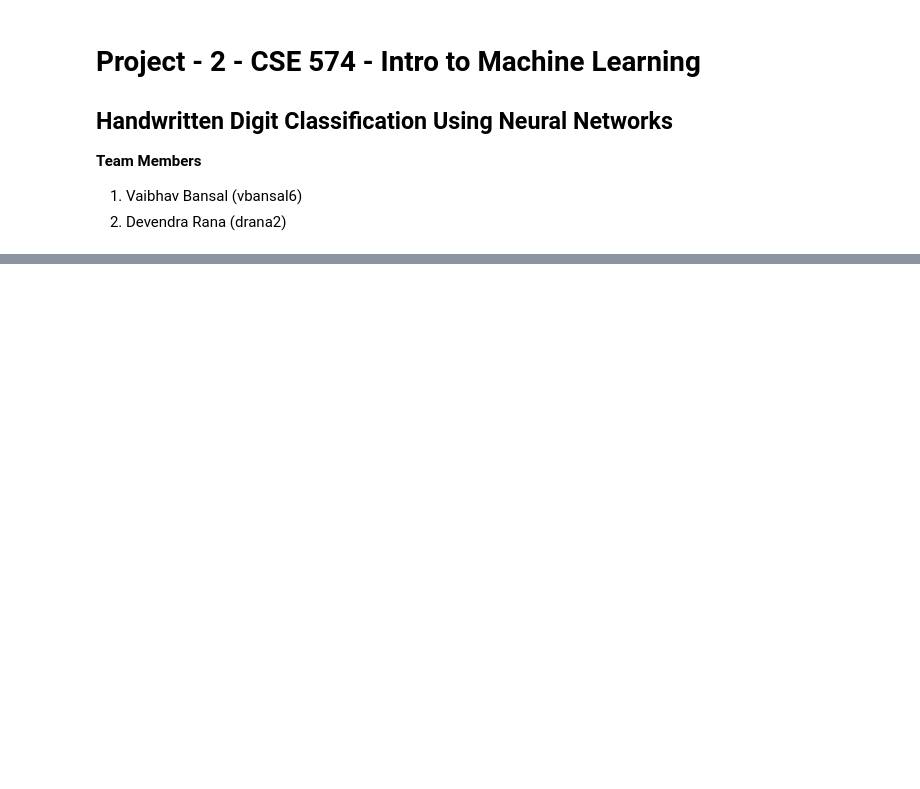
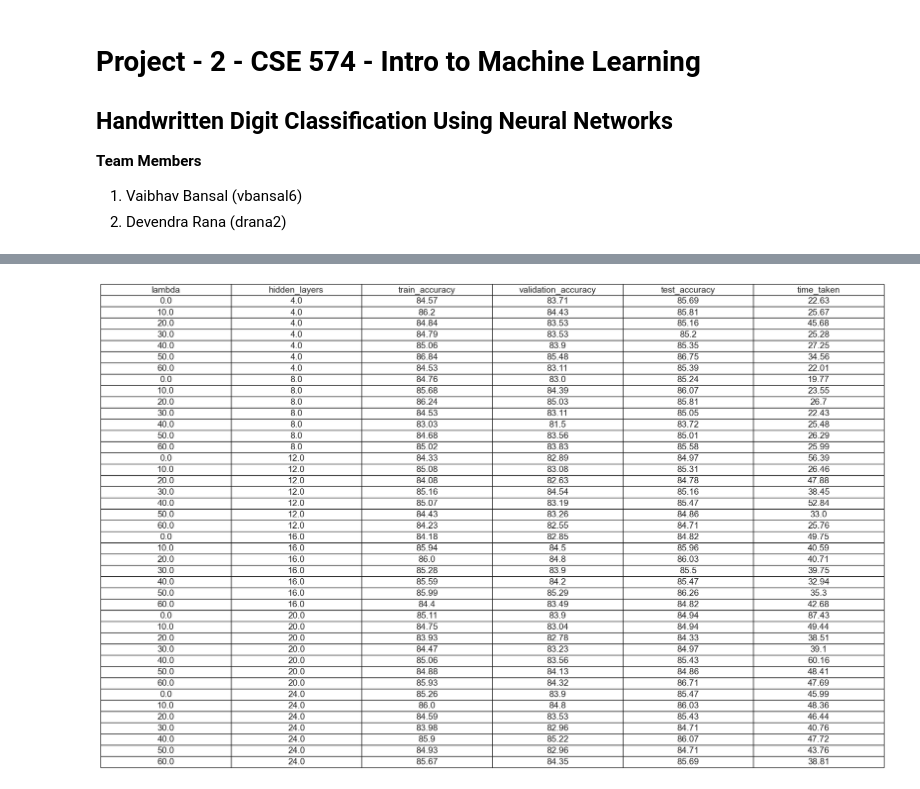
Before and after one commit to VaibhavBansal26/digit_classification_mnist, a Jupyter notebook: digit_classification.ipynb, the cells around one changed output, grey strips where cells are left out. Drawn from its saved outputs; the diff is of its cells as text; code cells hidden in the pictures; blank space fills up the shorter version.

```diff
--- a/digit_classification.ipynb
+++ b/digit_classification.ipynb
@@ -405,0 +406,69 @@ preprocess done
+# %%
+import pandas as pd
+import matplotlib.pyplot as plt
+import seaborn as sns
+
+# Data for hyperparameters
+data = {
+    'lambda': [
+        0, 10, 20, 30, 40, 50, 60, 0, 10, 20, 30, 40, 50, 60, 0, 10, 20, 30, 40, 50, 60,
+        0, 10, 20, 30, 40, 50, 60, 0, 10, 20, 30, 40, 50, 60, 0, 10, 20, 30, 40, 50, 60
+    ],
+    'hidden_layers': [
+        4, 4, 4, 4, 4, 4, 4, 8, 8, 8, 8, 8, 8, 8, 12, 12, 12, 12, 12, 12, 12,
+        16, 16, 16, 16, 16, 16, 16, 20, 20, 20, 20, 20, 20, 20, 24, 24, 24, 24, 24, 24, 24
+    ],
+    'train_accuracy': [
+        84.57, 86.20, 84.84, 84.79, 85.06, 86.84, 84.53, 84.76, 85.68, 86.24, 84.53, 83.03, 84.68, 85.02,
+        84.33, 85.08, 84.08, 85.16, 85.07, 84.43, 84.23, 84.18, 85.94, 86.00, 85.28, 85.59, 85.99, 84.40,
+        85.11, 84.75, 83.93, 84.47, 85.06, 84.88, 85.93, 85.26, 86.00, 84.59, 83.98, 85.90, 84.93, 85.67
+    ],
+    'validation_accuracy': [
+        83.71, 84.43, 83.53, 83.53, 83.90, 85.48, 83.11, 83.00, 84.39, 85.03, 83.11, 81.50, 83.56, 83.83,
+        82.89, 83.08, 82.63, 84.54, 83.19, 83.26, 82.55, 82.85, 84.50, 84.80, 83.90, 84.20, 85.29, 83.49,
+        83.90, 83.04, 82.78, 83.23, 83.56, 84.13, 84.32, 83.90, 84.80, 83.53, 82.96, 85.22, 82.96, 84.35
+    ],
+    'test_accuracy': [
+        85.69, 85.81, 85.16, 85.20, 85.35, 86.75, 85.39, 85.24, 86.07, 85.81, 85.05, 83.72, 85.01, 85.58,
+        84.97, 85.31, 84.78, 85.16, 85.47, 84.86, 84.71, 84.82, 85.96, 86.03, 85.50, 85.47, 86.26, 84.82,
+        84.94, 84.94, 84.33, 84.97, 85.43, 84.86, 86.71, 85.47, 86.03, 85.43, 84.71, 86.07, 84.71, 85.69
+    ],
+    'time_taken': [
+        22.63, 25.67, 45.68, 25.28, 27.25, 34.56, 22.01, 19.77, 23.55, 26.70, 22.43, 25.48, 26.29, 25.99,
+        56.39, 26.46, 47.88, 38.45, 52.84, 33.00, 25.76, 49.75, 40.59, 40.71, 39.75, 32.94, 35.30, 42.68,
+        87.43, 49.44, 38.51, 39.10, 60.16, 48.41, 47.69, 45.99, 48.36, 46.44, 40.76, 47.72, 43.76, 38.81
+    ]
+}
+
+# Convert to DataFrame
+df_results = pd.DataFrame(data)
+
+# Set optimal parameters (lambda = 10, hidden layers = 28)
+optimal_lambda = 10
+optimal_hidden_layers = 28
+
+# Highlight the optimal parameters row
+def highlight_optimal(row):
+    if row['lambda'] == optimal_lambda and row['hidden_layers'] == optimal_hidden_layers:
+        return ['background-color: yellow'] * len(row)
+    else:
+        return [''] * len(row)
+
+# Plot the table with highlighting
+plt.figure(figsize=(15, 8))
+sns.set(font_scale=1.1)
+table = plt.table(cellText=df_results.values, colLabels=df_results.columns, cellLoc='center', loc='center')
+
+# Apply highlighting by setting colors manually for optimal row
+for i, row in df_results.iterrows():
+    if row['lambda'] == optimal_lambda and row['hidden_layers'] == optimal_hidden_layers:
+        for j in range(len(row)):
+            table[(i + 1, j)].set_facecolor("yellow")
+
+table.auto_set_font_size(False)
+table.set_fontsize(14)
+table.scale(1.5, 1.5)
+plt.axis('off')
+plt.show()
+# %% [output]
+[figure, added]
```
Also changed, not shown: parts of 2 cells of this notebook, 16 other files.
